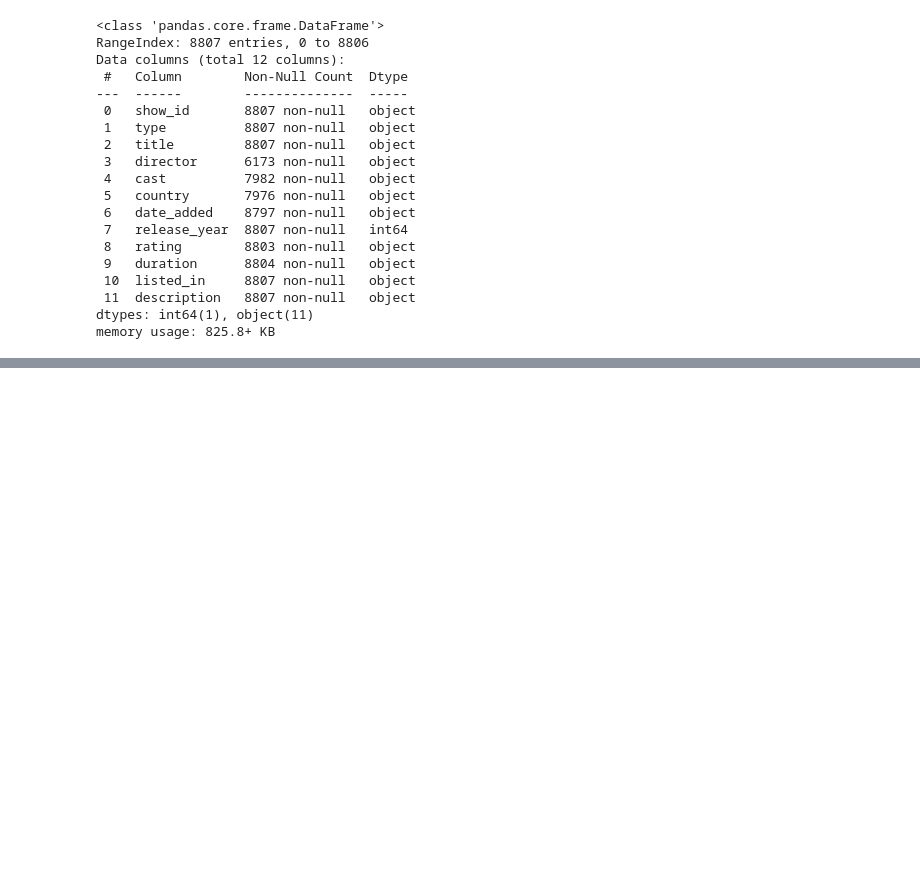
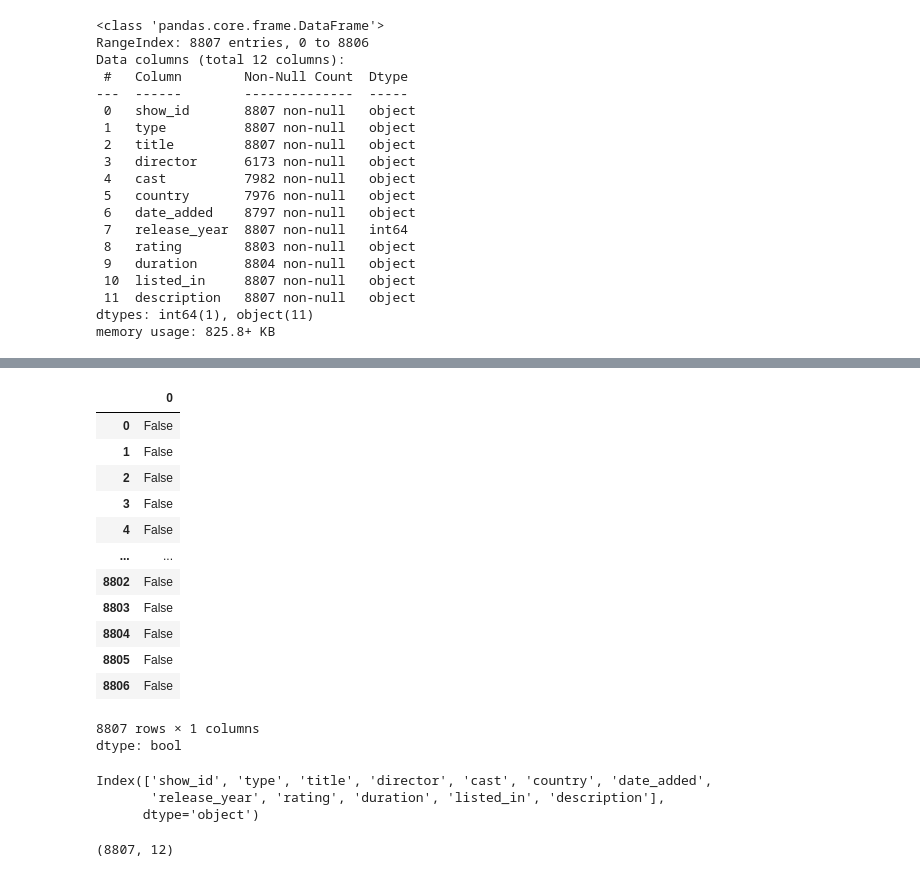
Before and after one commit to GitTanish/DataAnalysis, a Jupyter notebook: Netflix_Data.ipynb, the cells around one changed output, grey strips where cells are left out. Cells and saved outputs as stored; diff of their text form; code cells hidden in the pictures; blank space fills up the shorter version.

```diff
--- a/Netflix_Data.ipynb
+++ b/Netflix_Data.ipynb
@@ -45,0 +63,27 @@ memory usage: 825.8+ KB
+# %%
+df.duplicated()
+# %% [output]
+|  | 0 |
+| 0 | False |
+| 1 | False |
+| 2 | False |
+| 3 | False |
+| 4 | False |
+| ... | ... |
+| 8802 | False |
+| 8803 | False |
+| 8804 | False |
+| 8805 | False |
+| 8806 | False |
+8807 rows × 1 columns
+dtype: bool
+# %%
+df.columns
+# %% [output]
+Index(['show_id', 'type', 'title', 'director', 'cast', 'country', 'date_added',
+       'release_year', 'rating', 'duration', 'listed_in', 'description'],
+      dtype='object')
+# %%
+df.shape
+# %% [output]
+(8807, 12)
```
Also changed, not shown: parts of 1 cell of this notebook.
